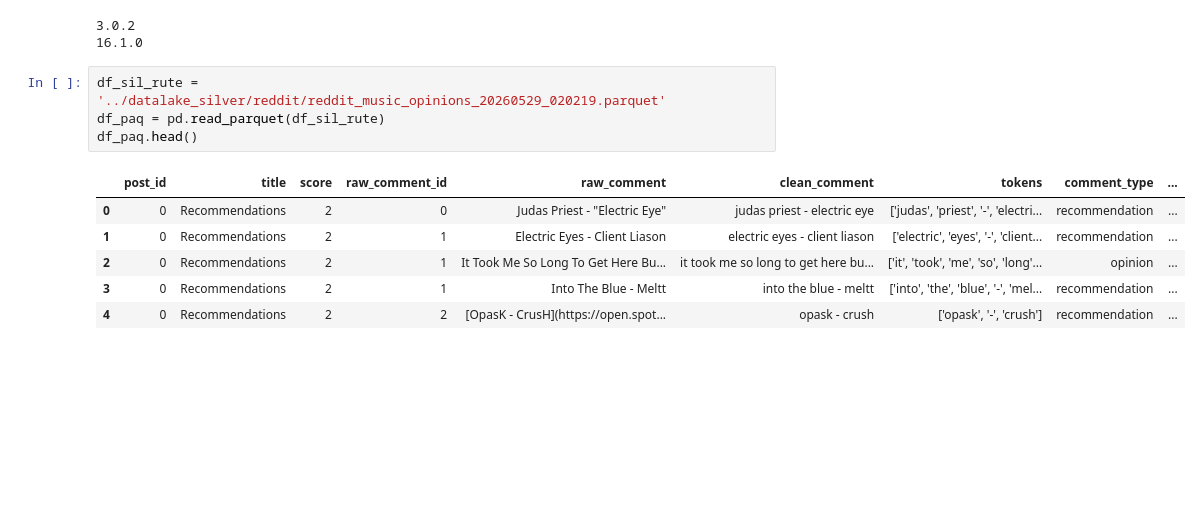
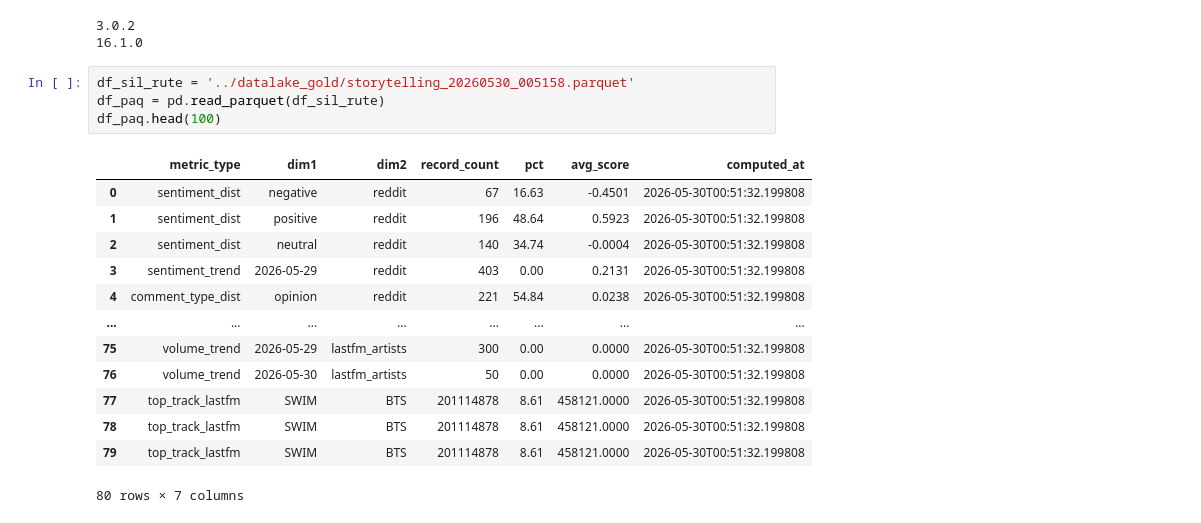
Before and after one commit to lozway/DataAnalysis, a Jupyter notebook: notebooks/esqm_limpieza.ipynb, the cells around one changed output. Cells and saved outputs as stored; diff of their text form; blank space fills up the shorter version.

Commit message:
test gold

```diff
--- a/notebooks/esqm_limpieza.ipynb
+++ b/notebooks/esqm_limpieza.ipynb
@@ -691,13 +691,20 @@ print(pa.__version__)
 3.0.2
 16.1.0
 # %%
-df_sil_rute = '../datalake_silver/reddit/reddit_music_opinions_20260529_020219.parquet'
+df_sil_rute = '../datalake_gold/storytelling_20260530_005158.parquet'
 df_paq = pd.read_parquet(df_sil_rute)
-df_paq.head()
+df_paq.head(100)
 # %% [output]
-|  | post_id | title | score | raw_comment_id | raw_comment | clean_comment | tokens | comment_type | ... |
-| 0 | 0 | Recommendations | 2 | 0 | Judas Priest - "Electric Eye" | judas priest - electric eye | ['judas', 'priest', '-', 'electri... | recommendation | ... |
-| 1 | 0 | Recommendations | 2 | 1 | Electric Eyes - Client Liason | electric eyes - client liason | ['electric', 'eyes', '-', 'client... | recommendation | ... |
-| 2 | 0 | Recommendations | 2 | 1 | It Took Me So Long To Get Here Bu... | it took me so long to get here bu... | ['it', 'took', 'me', 'so', 'long'... | opinion | ... |
-| 3 | 0 | Recommendations | 2 | 1 | Into The Blue - Meltt | into the blue - meltt | ['into', 'the', 'blue', '-', 'mel... | recommendation | ... |
-| 4 | 0 | Recommendations | 2 | 2 | [OpasK - CrusH](https://open.spot... | opask - crush | ['opask', '-', 'crush'] | recommendation | ... |
+|  | metric_type | dim1 | dim2 | record_count | pct | avg_score | computed_at |
+| 0 | sentiment_dist | negative | reddit | 67 | 16.63 | -0.4501 | 2026-05-30T00:51:32.199808 |
+| 1 | sentiment_dist | positive | reddit | 196 | 48.64 | 0.5923 | 2026-05-30T00:51:32.199808 |
+| 2 | sentiment_dist | neutral | reddit | 140 | 34.74 | -0.0004 | 2026-05-30T00:51:32.199808 |
+| 3 | sentiment_trend | 2026-05-29 | reddit | 403 | 0.00 | 0.2131 | 2026-05-30T00:51:32.199808 |
+| 4 | comment_type_dist | opinion | reddit | 221 | 54.84 | 0.0238 | 2026-05-30T00:51:32.199808 |
+| ... | ... | ... | ... | ... | ... | ... | ... |
+| 75 | volume_trend | 2026-05-29 | lastfm_artists | 300 | 0.00 | 0.0000 | 2026-05-30T00:51:32.199808 |
+| 76 | volume_trend | 2026-05-30 | lastfm_artists | 50 | 0.00 | 0.0000 | 2026-05-30T00:51:32.199808 |
+| 77 | top_track_lastfm | SWIM | BTS | 201114878 | 8.61 | 458121.0000 | 2026-05-30T00:51:32.199808 |
+| 78 | top_track_lastfm | SWIM | BTS | 201114878 | 8.61 | 458121.0000 | 2026-05-30T00:51:32.199808 |
+| 79 | top_track_lastfm | SWIM | BTS | 201114878 | 8.61 | 458121.0000 | 2026-05-30T00:51:32.199808 |
+80 rows × 7 columns
```
Also changed, not shown: parts of 2 cells of this notebook, 2 other files.
